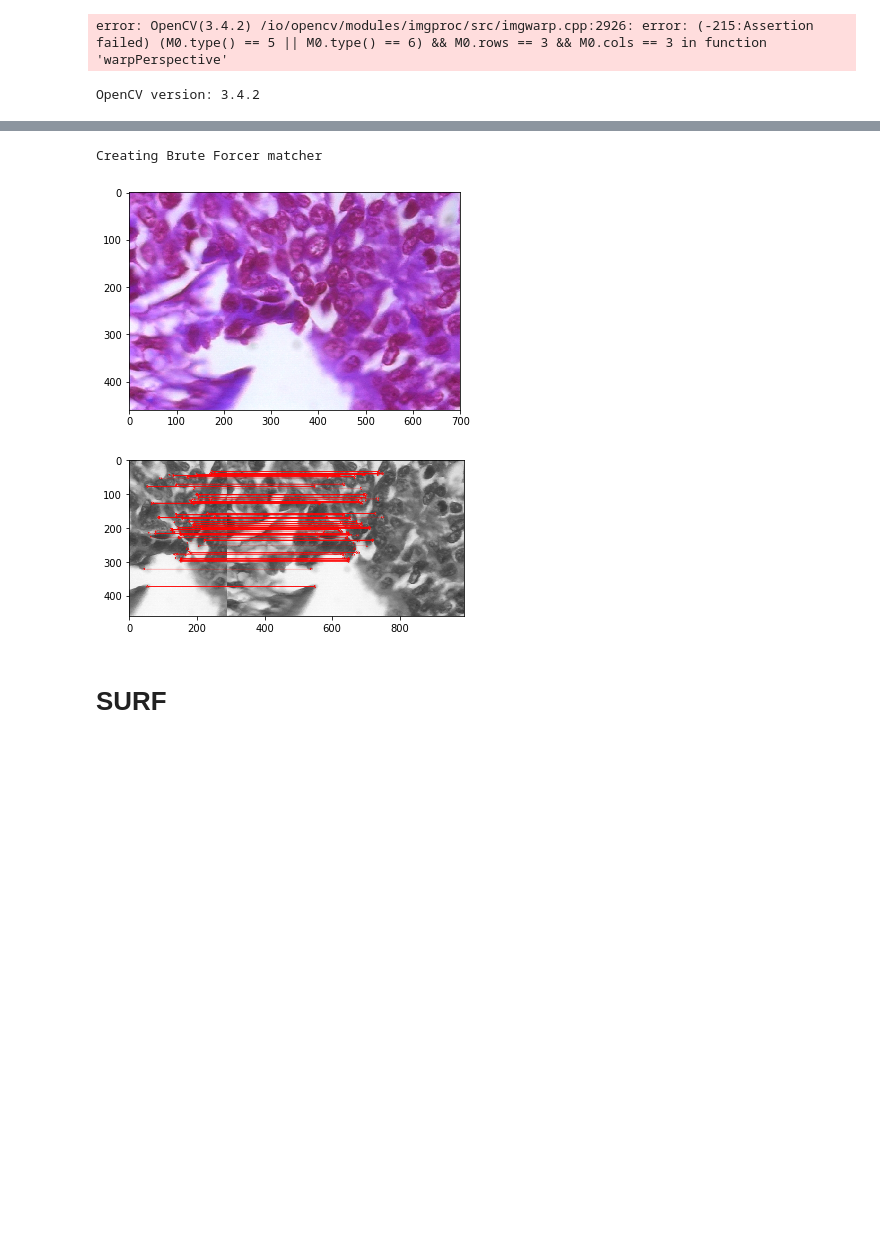
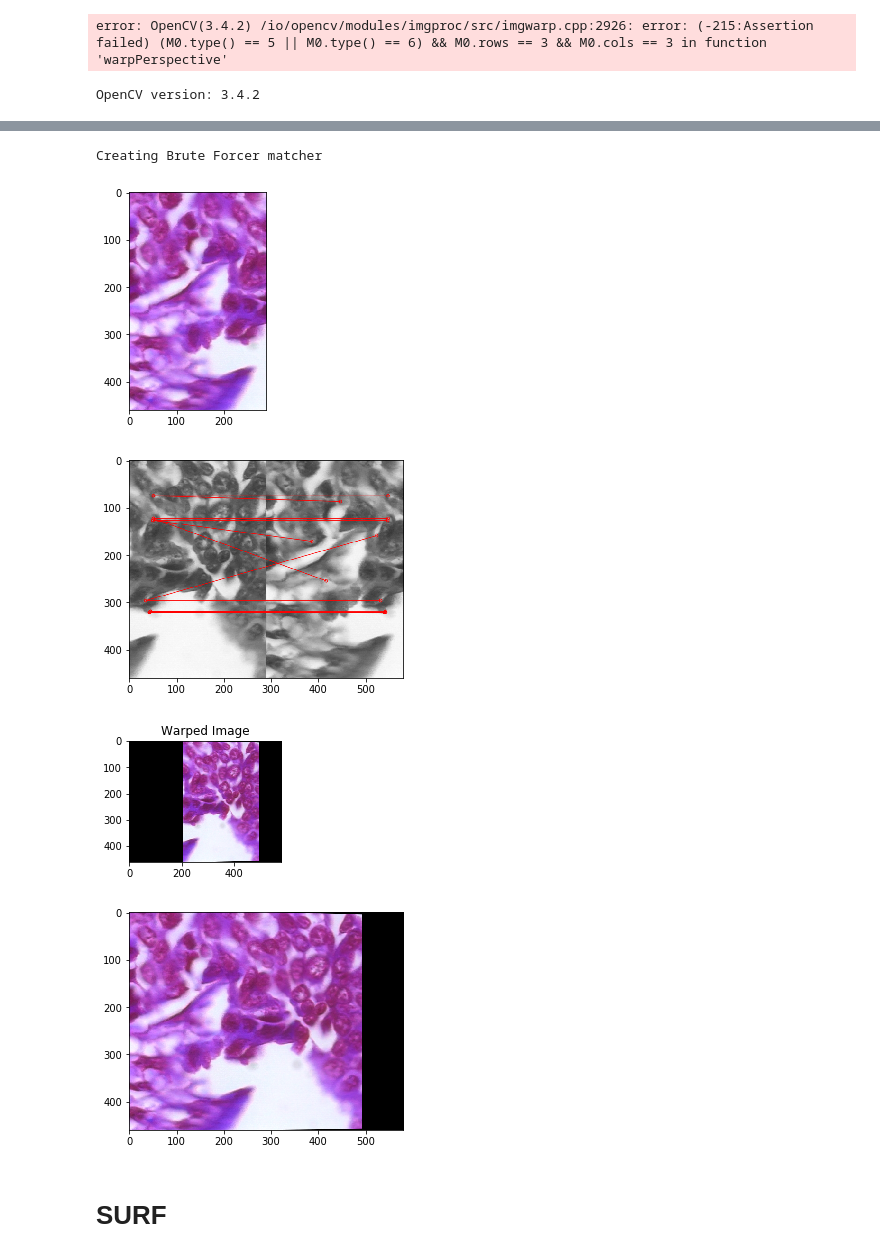
Before and after one commit to wparaujo/visaocomp, a Jupyter notebook: stitching-orb.ipynb, the cells around one changed output, grey strips where cells are left out. Cells and saved outputs as stored; diff of their text form; code cells hidden in the pictures; blank space fills up the shorter version.

```diff
--- a/stitching-orb.ipynb
+++ b/stitching-orb.ipynb
@@ -252,46 +252,79 @@ print('OpenCV version: {}'.format(cv2.__version__) )
 
 
 ## Load images
-queryImg = images[0]
-trainImg = cv2.imread('original.png')
+queryImg = cv2.imread('img400x_2.png')
+trainImg = cv2.imread('img400x_1.png')
 
 plt.show()
 plt.imshow(queryImg)
 
 plt.show()
 plt.imshow(trainImg)
 
 ## Convert to gray
 grayQuery = cv2.cvtColor(queryImg, cv2.COLOR_BGR2GRAY)
 grayTrain = cv2.cvtColor(trainImg, cv2.COLOR_BGR2GRAY)
 
 ## Creating orb detector
 orb = cv2.ORB_create()
+# orb = cv2.xfeatures2d.SIFT_create()
+
 
 ## Finding KPs and Descs
 kpQuery, descQuery = orb.detectAndCompute(grayQuery, None)
 kpTrain, descTrain = orb.detectAndCompute(grayTrain, None)
 
 ## Create Matcher
-matcher = cv2.BFMatcher(cv2.NORM_HAMMING, crossCheck=True)
+# matcher = cv2.BFMatcher(cv2.NORM_HAMMING, crossCheck=True)
+matcher = cv2.BFMatcher()
 print('Creating Brute Forcer matcher')
 
 ## Matching
-matches = matcher.match(descQuery, descTrain)
+# matches = matcher.match(descQuery, descTrain)
+matches = matcher.knnMatch(descQuery,descTrain, k=2)
 
-matches = sorted(matches, key=lambda x:x.distance)
+# Apply ratio test
+good = []
+for m in matches:
+    if m[0].distance < 0.5*m[1].distance:
+        good.append(m)
+matches = np.asarray(good)
+
+
+
+if len(matches[:,0]) >= 4:
+    src = np.float32([ kpQuery[m.queryIdx].pt for m in matches[:,0] ]).reshape(-1,1,2)
+    dst = np.float32([ kpTrain[m.trainIdx].pt for m in matches[:,0] ]).reshape(-1,1,2)
+    H, masked = cv2.findHomography(src, dst, cv2.RANSAC, 5.0)
+#print H
+else:
+    raise AssertionError('Can’t find enough keypoints.')
 
 ## Draw points
-result = cv2.drawMatches(grayQuery, kpQuery, grayTrain, kpTrain, matches[:100], None, (255,0,0), flags=2)
+result = cv2.drawMatchesKnn(grayQuery, kpQuery, grayTrain, kpTrain, matches[:100], None, (255,0,0), flags=2)
 plt.show()
 plt.imshow(result)
 plt.show()
+
+
+## Stitching
+dst = cv2.warpPerspective(queryImg,H,(trainImg.shape[1] + queryImg.shape[1], trainImg.shape[0]))
+plt.subplot(122),plt.imshow(dst),plt.title('Warped Image')
+plt.show()
+plt.figure()
+
+dst[0:trainImg.shape[0], 0:trainImg.shape[1]] = trainImg
+cv2.imwrite('output.jpg',dst)
+plt.imshow(dst)
+plt.show()
 # %% [output]
 OpenCV version: 3.4.2
 [figure]
 Creating Brute Forcer matcher
-[figure, old version]
+[figure, new version]
-[figure, old version]
+[figure, new version]
+[figure, added]
+[figure, added]
 # %% [markdown]
 # SURF
 # %%
```
Also changed, not shown: 1 other file.
